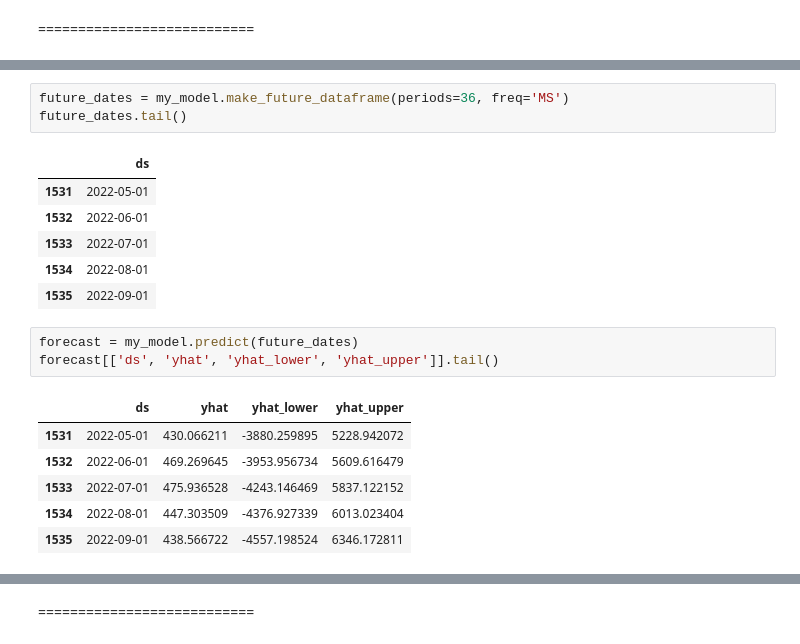
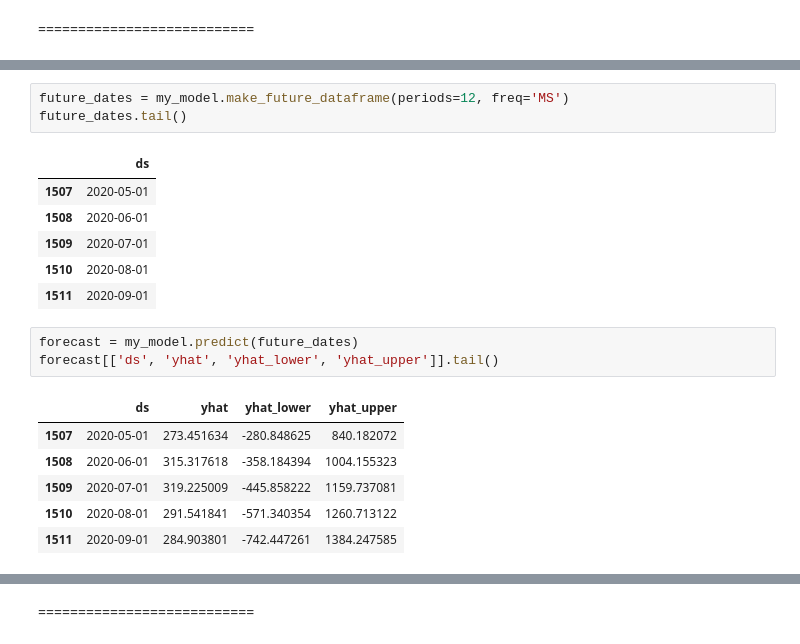
Before and after one commit to y4m4rx/appliedDataScienceProject, a Jupyter notebook: Data Clean/deprecated-not needed/draft 2.ipynb, the cells around one changed output, grey strips where cells are left out. Saved outputs shown, nothing was run; the diff lists cells and outputs as text.

```diff
--- a/Data Clean/deprecated-not needed/draft 2.ipynb
+++ b/Data Clean/deprecated-not needed/draft 2.ipynb
@@ -337,25 +338,25 @@ ERROR:fbprophet:Importing plotly failed. Interactive plots will not work.
 INFO:fbprophet:Disabling daily seasonality. Run prophet with daily_seasonality=True to override this.
 <fbprophet.forecaster.Prophet at 0x...>
 # %%
-future_dates = my_model.make_future_dataframe(periods=36, freq='MS')
+future_dates = my_model.make_future_dataframe(periods=12, freq='MS')
 future_dates.tail()
 # %% [output]
 |  | ds |
-| 1531 | 2022-05-01 |
-| 1532 | 2022-06-01 |
-| 1533 | 2022-07-01 |
-| 1534 | 2022-08-01 |
-| 1535 | 2022-09-01 |
+| 1507 | 2020-05-01 |
+| 1508 | 2020-06-01 |
+| 1509 | 2020-07-01 |
+| 1510 | 2020-08-01 |
+| 1511 | 2020-09-01 |
 # %%
 forecast = my_model.predict(future_dates)
 forecast[['ds', 'yhat', 'yhat_lower', 'yhat_upper']].tail()
 # %% [output]
 |  | ds | yhat | yhat_lower | yhat_upper |
-| 1531 | 2022-05-01 | 430.066211 | -3880.259895 | 5228.942072 |
-| 1532 | 2022-06-01 | 469.269645 | -3953.956734 | 5609.616479 |
-| 1533 | 2022-07-01 | 475.936528 | -4243.146469 | 5837.122152 |
-| 1534 | 2022-08-01 | 447.303509 | -4376.927339 | 6013.023404 |
-| 1535 | 2022-09-01 | 438.566722 | -4557.198524 | 6346.172811 |
+| 1507 | 2020-05-01 | 273.451634 | -280.848625 | 840.182072 |
+| 1508 | 2020-06-01 | 315.317618 | -358.184394 | 1004.155323 |
+| 1509 | 2020-07-01 | 319.225009 | -445.858222 | 1159.737081 |
+| 1510 | 2020-08-01 | 291.541841 | -571.340354 | 1260.713122 |
+| 1511 | 2020-09-01 | 284.903801 | -742.447261 | 1384.247585 |
 # %%
 my_model.plot(forecast,uncertainty=True)
 # %% [output]
```
Also changed, not shown: parts of 5 cells of this notebook, 2 other files.
